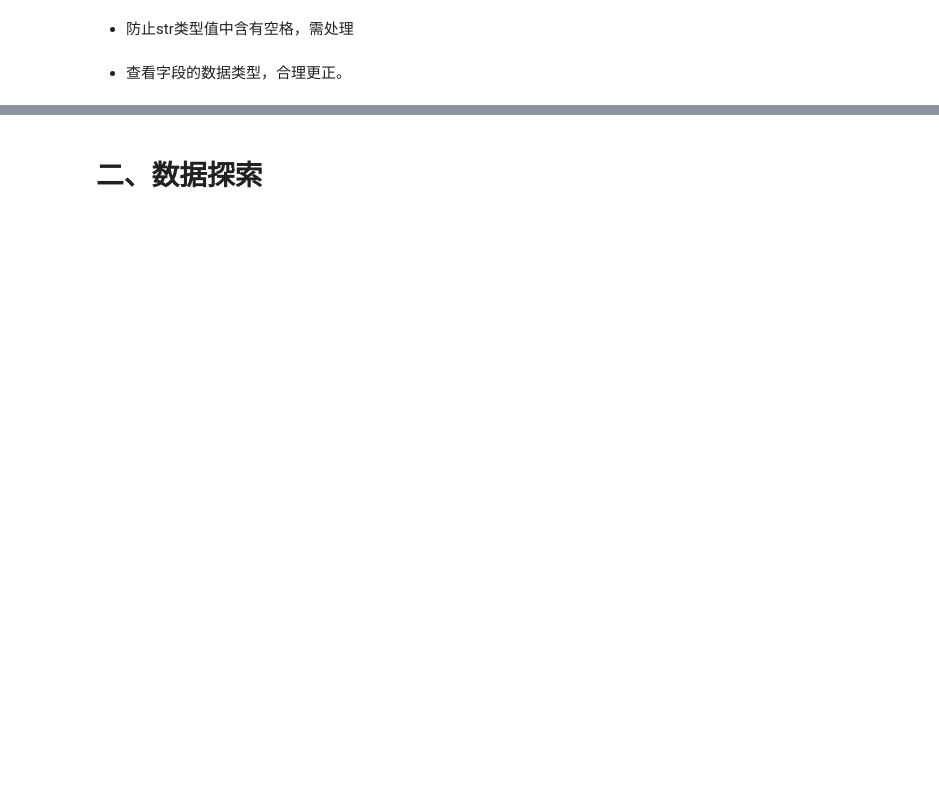
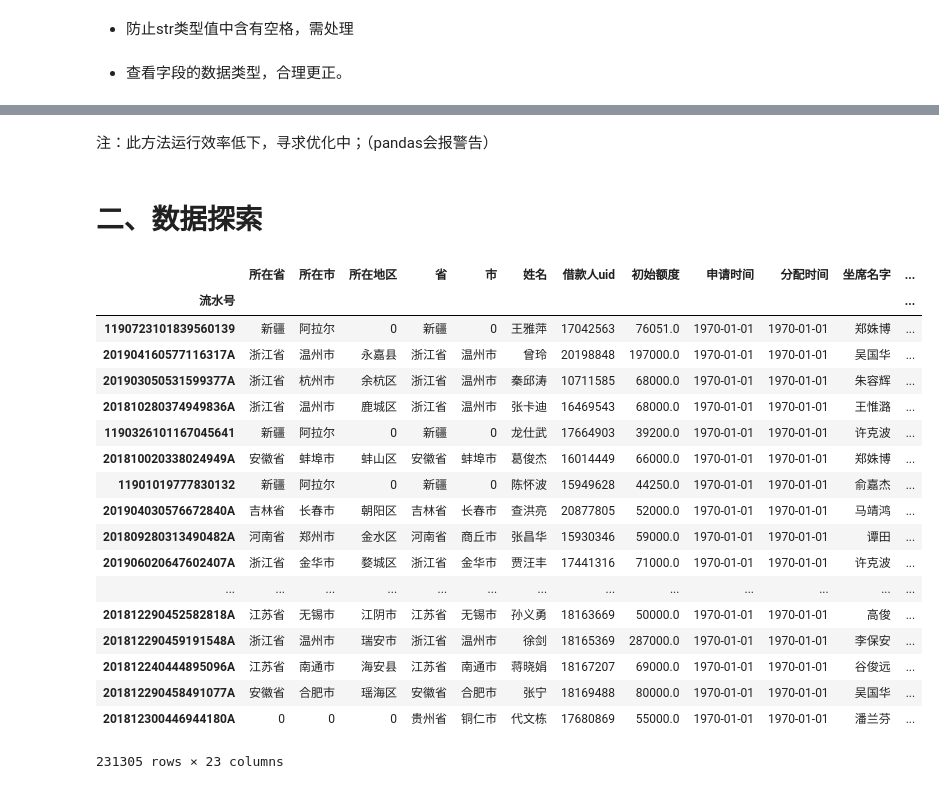
Before and after one commit to lifeismovie/data, a Jupyter notebook: data-analysis.ipynb, the cells around one changed output, grey strips where cells are left out. Saved outputs shown, nothing was run; the diff lists cells and outputs as text; code cells hidden in the pictures; blank space fills up the shorter version.

```diff
--- a/data-analysis.ipynb
+++ b/data-analysis.ipynb
@@ -14,7 +14,7 @@ import pandas as pd # 数据处理包
 import numpy as np # 向量、矩阵支持包
 import matplotlib.pyplot as plt # 绘图包
 
-df = pd.read_excel(r'filepath') # 方便操作直接excel载入数据集
+df = pd.read_excel(r'D:\WD53259\数据\2019年7月\借呗京东数据每日追踪明细-新_20190801.xlsx') # 方便操作直接excel载入数据集
                                 # 加载mysql数据到内存
 pd.set_option('display.max_columns', None) # 显示所有字段
 df.head() #预览数据前五行
@@ -45,5 +45,5 @@ df.rename(columns={'数据累计通时  ': '数据累计通时'},inplace=True) #
 df[((df['放款金额']<20000)&(df['放款金额']>0))|((df['数据累计通次']<0)|(df['数据累计接通通次']<0)|(df['数据累计接通通次']<0)|(df['数据累计有效通次']<0)|(df['数据累计通时']<0))]
 # 检测异常值
 # %%
-df.loc[df['ID']=='201901010447544001A','数据累计通时'] = 45 # 将异常值赋值为正常值
+df.loc[df['流水号']=='201901010447544001A','数据累计通时'] = 45 # 将异常值赋值为正常值
 # %% [markdown]
@@ -58,5 +58,5 @@ df.shape # 查看修改后行列数
 # %%
-df.set_index('ID',inplace=True) # 更改索引
+df.set_index('流水号',inplace=True) # 更改索引
 # %% [markdown]
 - 防止str类型值中含有空格，需处理
 # %%
@@ -78,0 +81,10 @@ df['数据累计通时'] = df['数据累计通时'].astype('float64') # 数据
+# %%
+merge_index = list(df[df['省'] == 0]['省'].index) # 确定‘省’字段空缺值的索引，生成一个可迭代对象list
+
+for i in merge_index:
+    df['省']['%s'%(i)] = df.loc['%s'%(i),'所在省'] # 遍历合并‘省’字段 和 ‘所在省’字段；以‘省’字段为基准
+
+merge_index = list(df[df['市'] == 0]['市'].index) # 确定‘市’字段空缺值的索引，生成一个可迭代对象list
+
+for i in merge_index:
+    df['市']['%s'%(i)] = df.loc['%s'%(i),'所在市'] # 遍历合并‘市’字段 和 ‘所在市’字段；以‘市’字段为基准
@@ -78,0 +100,2 @@ df['数据累计通时'] = df['数据累计通时'].astype('float64') # 数据
+# %% [markdown]
+注：此方法运行效率低下，寻求优化中；（pandas会报警告）
@@ -79,2 +108,24 @@ df['数据累计通时'] = df['数据累计通时'].astype('float64') # 数据
 # %% [markdown]
 # 二、数据探索
+# %%
+df
+# %% [output]
+|  | 所在省 | 所在市 | 所在地区 | 省 | 市 | 姓名 | 借款人uid | 初始额度 | 申请时间 | 分配时间 | 坐席名字 | ... |
+| 流水号 |  |  |  |  |  |  |  |  |  |  |  | ... |
+| 1190723101839560139 | 新疆 | 阿拉尔 | 0 | 新疆 | 0 | 王雅萍 | 17042563 | 76051.0 | 1970-01-01 | 1970-01-01 | 郑姝博 | ... |
+| 201904160577116317A | 浙江省 | 温州市 | 永嘉县 | 浙江省 | 温州市 | 曾玲 | 20198848 | 197000.0 | 1970-01-01 | 1970-01-01 | 吴国华 | ... |
+| 201903050531599377A | 浙江省 | 杭州市 | 余杭区 | 浙江省 | 温州市 | 秦邱涛 | 10711585 | 68000.0 | 1970-01-01 | 1970-01-01 | 朱容辉 | ... |
+| 201810280374949836A | 浙江省 | 温州市 | 鹿城区 | 浙江省 | 温州市 | 张卡迪 | 16469543 | 68000.0 | 1970-01-01 | 1970-01-01 | 王惟潞 | ... |
+| 1190326101167045641 | 新疆 | 阿拉尔 | 0 | 新疆 | 0 | 龙仕武 | 17664903 | 39200.0 | 1970-01-01 | 1970-01-01 | 许克波 | ... |
+| 201810020338024949A | 安徽省 | 蚌埠市 | 蚌山区 | 安徽省 | 蚌埠市 | 葛俊杰 | 16014449 | 66000.0 | 1970-01-01 | 1970-01-01 | 郑姝博 | ... |
+| 11901019777830132 | 新疆 | 阿拉尔 | 0 | 新疆 | 0 | 陈怀波 | 15949628 | 44250.0 | 1970-01-01 | 1970-01-01 | 俞嘉杰 | ... |
+| 201904030576672840A | 吉林省 | 长春市 | 朝阳区 | 吉林省 | 长春市 | 查洪亮 | 20877805 | 52000.0 | 1970-01-01 | 1970-01-01 | 马靖鸿 | ... |
+| 201809280313490482A | 河南省 | 郑州市 | 金水区 | 河南省 | 商丘市 | 张昌华 | 15930346 | 59000.0 | 1970-01-01 | 1970-01-01 | 谭田 | ... |
+| 201906020647602407A | 浙江省 | 金华市 | 婺城区 | 浙江省 | 金华市 | 贾汪丰 | 17441316 | 71000.0 | 1970-01-01 | 1970-01-01 | 许克波 | ... |
+| ... | ... | ... | ... | ... | ... | ... | ... | ... | ... | ... | ... | ... |
+| 201812290452582818A | 江苏省 | 无锡市 | 江阴市 | 江苏省 | 无锡市 | 孙义勇 | 18163669 | 50000.0 | 1970-01-01 | 1970-01-01 | 高俊 | ... |
+| 201812290459191548A | 浙江省 | 温州市 | 瑞安市 | 浙江省 | 温州市 | 徐剑 | 18165369 | 287000.0 | 1970-01-01 | 1970-01-01 | 李保安 | ... |
+| 201812240444895096A | 江苏省 | 南通市 | 海安县 | 江苏省 | 南通市 | 蒋晓娟 | 18167207 | 69000.0 | 1970-01-01 | 1970-01-01 | 谷俊远 | ... |
+| 201812290458491077A | 安徽省 | 合肥市 | 瑶海区 | 安徽省 | 合肥市 | 张宁 | 18169488 | 80000.0 | 1970-01-01 | 1970-01-01 | 吴国华 | ... |
+| 201812300446944180A | 0 | 0 | 0 | 贵州省 | 铜仁市 | 代文栋 | 17680869 | 55000.0 | 1970-01-01 | 1970-01-01 | 潘兰芬 | ... |
+231305 rows × 23 columns
```
Also changed, not shown: parts of 7 cells of this notebook.
